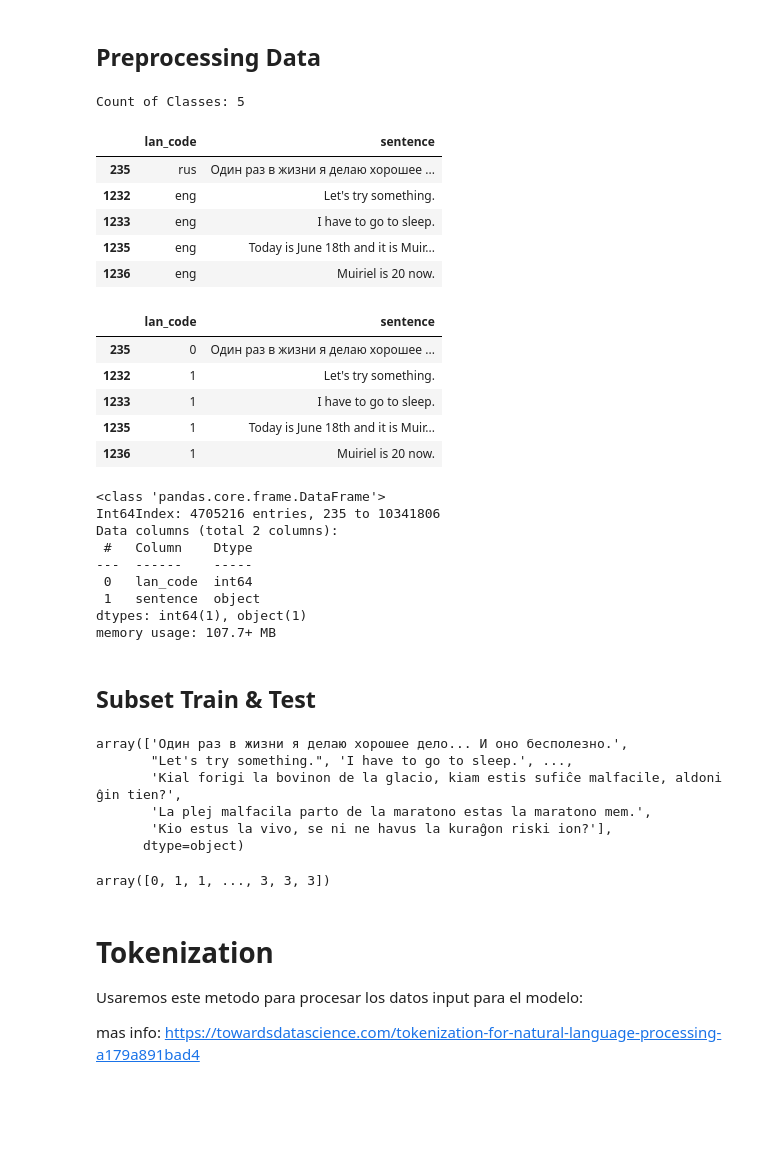
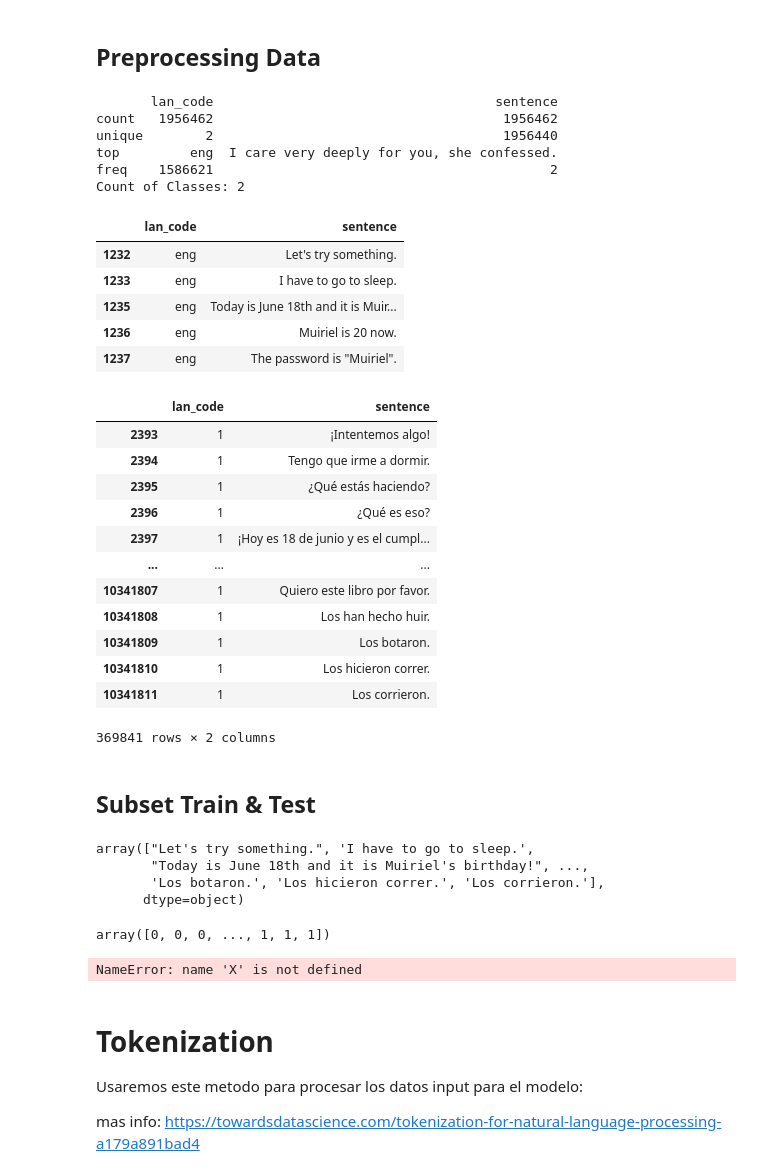
Before and after one commit to indymnv/NLP_language_Identification, a Jupyter notebook: models/Language_Identification_Model.ipynb, the cells around one changed output. Cells and saved outputs as stored; diff of their text form; code cells hidden in the pictures; blank space fills up the shorter version.

```diff
--- a/models/Language_Identification_Model.ipynb
+++ b/models/Language_Identification_Model.ipynb
@@ -2,7 +2,7 @@
 # Language Identification Model
 # %%
 ### TO DEBUGGIN'
-_DEBUG = True
+DEBUG = True
 # %% [markdown]
 ## Load Package
 # %%
@@ -73,7 +89,7 @@ if _DEBUG:
 | top | eng | Bravo! |
 | freq | 1586621 | 11 |
 # %%
-if _DEBUG:
+if DEBUG:
     df_exploration = df.groupby("lan_code").count().sort_values("sentence",ascending = False)
 
     #!# posiblemente cuando se entrene el modelo los de baja frecuencia no va a predecir correctamente
@@ -91,8 +107,8 @@ if _DEBUG:
     squarify.plot(sizes = sizes_treemap, label = labels_treemap, alpha=0.2)
     plt.savefig('/Users/pitehrhurtadocayo/Documents/DevOps/Project_0006_NLP/NLP_LanguageIdentification/outputs/heatmap_lan.png')
     plt.show()
-    list_lan_top_10 = df_exploration[:5].index.tolist()
-
+    #list_lan_top_10 = df_exploration[:5].index.tolist()
+    list_lan_top_10 = ['eng','spa']
     del df_exploration
     del count_freq_1
     del sizes_treemap
@@ -104,14 +120,21 @@ dtype: int64
 # %% [markdown]
 ## Preprocessing Data
 # %%
-## Filter TOP 30 Lan
+## Filter TOP 5 Lan
 df = df[df["lan_code"].isin(list_lan_top_10)]
 
+if DEBUG:
+    print(df.describe())
 # ENCODING CLASSES (cod language)
 classes_list = list(df.lan_code.unique())
 print("Count of Classes: {}".format(len(classes_list)))
 # %% [output]
-Count of Classes: 5
+       lan_code                                    sentence
+count   1956462                                     1956462
+unique        2                                     1956440
+top         eng  I care very deeply for you, she confessed.
+freq    1586621                                           2
+Count of Classes: 2
 # %%
 ## crearemos dos dic para usos posteriores de transformacion
 cls_to_num = {
@@ -126,33 +150,28 @@ num_to_cls = {
 # %%
 ## cambiar el string-code por int-code para ingresarlos al modelo
 display(df.head())
 df.lan_code = df.lan_code.map(cls_to_num).astype(int)
-display(df.head())
+display(df[df["lan_code"]==1])
 # %% [output]
 |  | lan_code | sentence |
-| 235 | rus | Один раз в жизни я делаю хорошее ... |
 | 1232 | eng | Let's try something. |
 | 1233 | eng | I have to go to sleep. |
 | 1235 | eng | Today is June 18th and it is Muir... |
 | 1236 | eng | Muiriel is 20 now. |
+| 1237 | eng | The password is "Muiriel". |
 |  | lan_code | sentence |
-| 235 | 0 | Один раз в жизни я делаю хорошее ... |
-| 1232 | 1 | Let's try something. |
-| 1233 | 1 | I have to go to sleep. |
-| 1235 | 1 | Today is June 18th and it is Muir... |
-| 1236 | 1 | Muiriel is 20 now. |
+| 2393 | 1 | ¡Intentemos algo! |
+| 2394 | 1 | Tengo que irme a dormir. |
+| 2395 | 1 | ¿Qué estás haciendo? |
+| 2396 | 1 | ¿Qué es eso? |
+| 2397 | 1 | ¡Hoy es 18 de junio y es el cumpl... |
+| ... | ... | ... |
+| 10341807 | 1 | Quiero este libro por favor. |
+| 10341808 | 1 | Los han hecho huir. |
+| 10341809 | 1 | Los botaron. |
+| 10341810 | 1 | Los hicieron correr. |
+| 10341811 | 1 | Los corrieron. |
+369841 rows × 2 columns
-# %%
-df.info()
-# %% [output]
-<class 'pandas.core.frame.DataFrame'>
-Int64Index: 4705216 entries, 235 to 10341806
-Data columns (total 2 columns):
- #   Column    Dtype
----  ------    -----
- 0   lan_code  int64
- 1   sentence  object
-dtypes: int64(1), object(1)
-memory usage: 107.7+ MB
 # %% [markdown]
 ## Subset Train & Test
 # %%
@@ -162,17 +181,15 @@ X = df.pop('sentence').values
 # Lista de CODE LAN
 y = df.copy().values.T[0]
 
-if _DEBUG:
+if DEBUG:
     display(X)
     display(y)
 # %% [output]
-array(['Один раз в жизни я делаю хорошее дело... И оно бесполезно.',
-       "Let's try something.", 'I have to go to sleep.', ...,
-       'Kial forigi la bovinon de la glacio, kiam estis sufiĉe malfacile, aldoni ĝin tien?',
-       'La plej malfacila parto de la maratono estas la maratono mem.',
-       'Kio estus la vivo, se ni ne havus la kuraĝon riski ion?'],
+array(["Let's try something.", 'I have to go to sleep.',
+       "Today is June 18th and it is Muiriel's birthday!", ...,
+       'Los botaron.', 'Los hicieron correr.', 'Los corrieron.'],
       dtype=object)
-array([0, 1, 1, ..., 3, 3, 3])
+array([0, 0, 0, ..., 1, 1, 1])
 # %%
 ## liberamos memoria virtual (RAM)
 del df
@@ -186,6 +203,8 @@ X_train, X_test, y_train, y_test = train_test_split(
 
 ## liberamos memoria virtual (RAM)
 del X, y
+# %% [output]
+NameError: name 'X' is not defined
 # %% [markdown]
 # Tokenization
 
```
Also changed, not shown: parts of 47 cells of this notebook, 10 other files.
